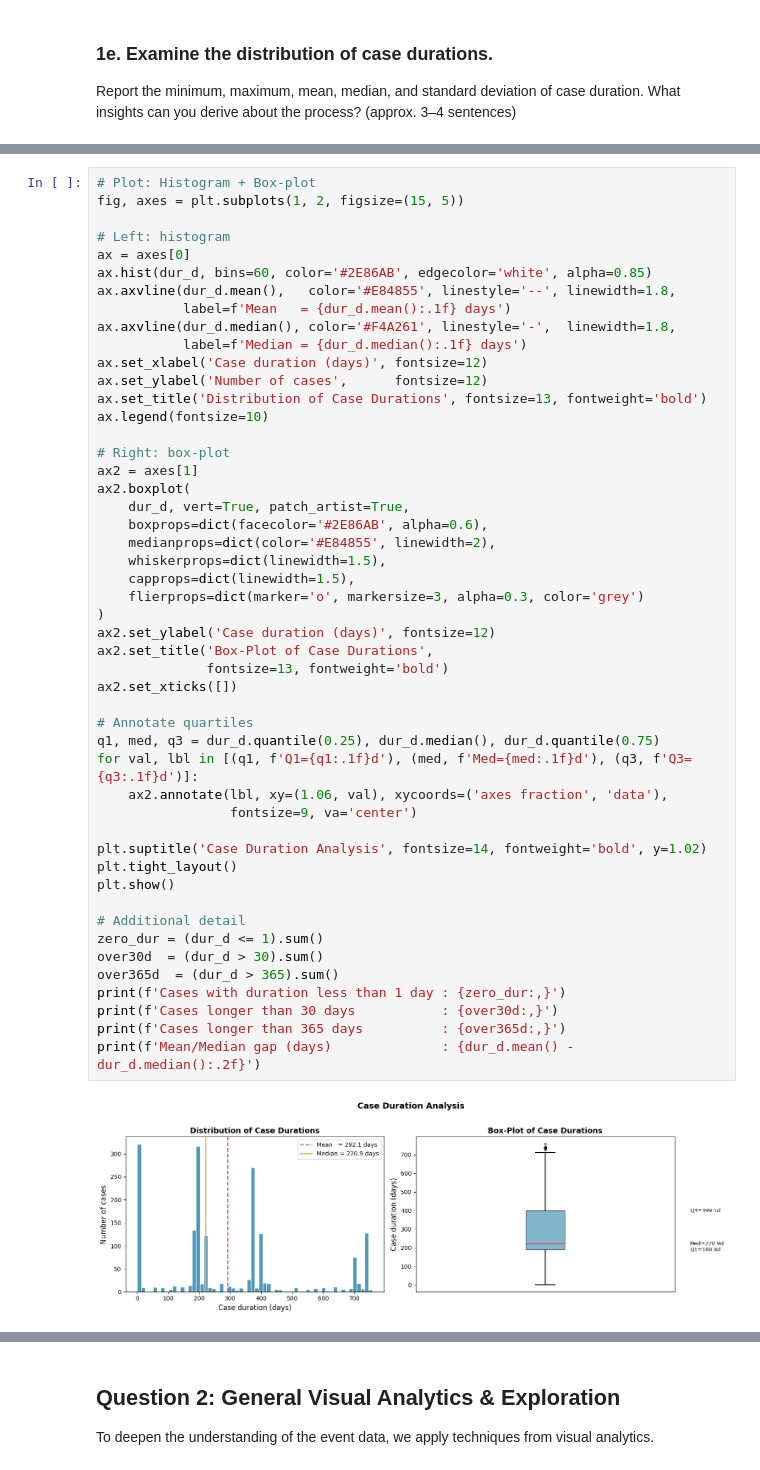
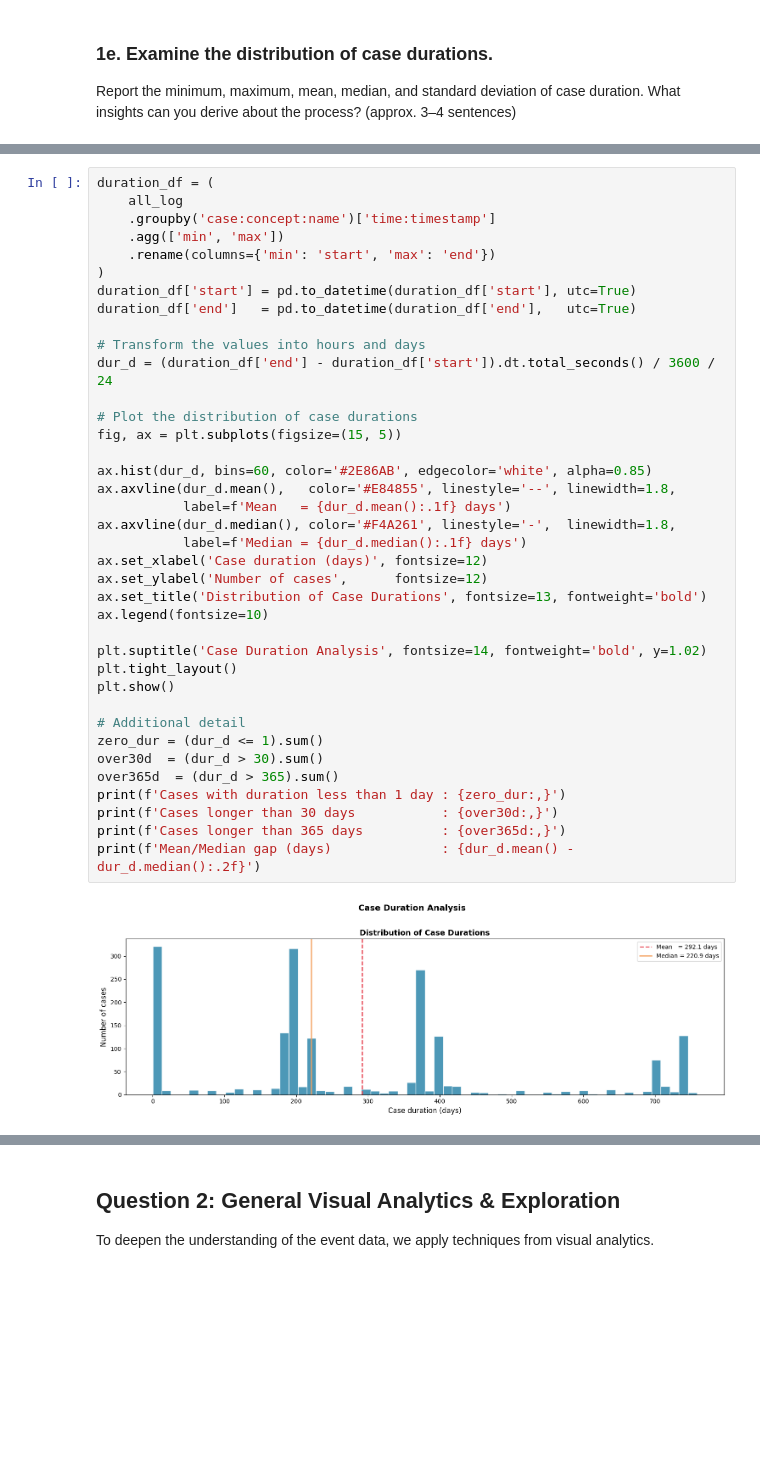
Before and after one commit to y2knz/apwmgroup1, a Jupyter notebook: group_1_notebook.ipynb, the cells around one changed output, grey strips where cells are left out. Drawn from its saved outputs; the diff is of its cells as text; blank space fills up the shorter version.

```diff
--- a/group_1_notebook.ipynb
+++ b/group_1_notebook.ipynb
@@ -359,55 +348,44 @@ print('=' * 55)
 =======================================================
 # %%
-# Plot: Histogram + Box-plot
-fig, axes = plt.subplots(1, 2, figsize=(15, 5))
+duration_df = (
+    all_log
+    .groupby('case:concept:name')['time:timestamp']
+    .agg(['min', 'max'])
+    .rename(columns={'min': 'start', 'max': 'end'})
+)
+duration_df['start'] = pd.to_datetime(duration_df['start'], utc=True)
+duration_df['end']   = pd.to_datetime(duration_df['end'],   utc=True)
 
-# Left: histogram
-ax = axes[0]
+# Transform the values into hours and days
+dur_d = (duration_df['end'] - duration_df['start']).dt.total_seconds() / 3600 / 24
+
+# Plot the distribution of case durations
+fig, ax = plt.subplots(figsize=(15, 5))
+
 ax.hist(dur_d, bins=60, color='#2E86AB', edgecolor='white', alpha=0.85)
 ax.axvline(dur_d.mean(),   color='#E84855', linestyle='--', linewidth=1.8,
            label=f'Mean   = {dur_d.mean():.1f} days')
 ax.axvline(dur_d.median(), color='#F4A261', linestyle='-',  linewidth=1.8,
            label=f'Median = {dur_d.median():.1f} days')
 ax.set_xlabel('Case duration (days)', fontsize=12)
 ax.set_ylabel('Number of cases',      fontsize=12)
 ax.set_title('Distribution of Case Durations', fontsize=13, fontweight='bold')
 ax.legend(fontsize=10)
-
-# Right: box-plot
-ax2 = axes[1]
-ax2.boxplot(
-    dur_d, vert=True, patch_artist=True,
-    boxprops=dict(facecolor='#2E86AB', alpha=0.6),
-    medianprops=dict(color='#E84855', linewidth=2),
-    whiskerprops=dict(linewidth=1.5),
-    capprops=dict(linewidth=1.5),
-    flierprops=dict(marker='o', markersize=3, alpha=0.3, color='grey')
-)
-ax2.set_ylabel('Case duration (days)', fontsize=12)
-ax2.set_title('Box-Plot of Case Durations',
-              fontsize=13, fontweight='bold')
-ax2.set_xticks([])
-
-# Annotate quartiles
-q1, med, q3 = dur_d.quantile(0.25), dur_d.median(), dur_d.quantile(0.75)
-for val, lbl in [(q1, f'Q1={q1:.1f}d'), (med, f'Med={med:.1f}d'), (q3, f'Q3={q3:.1f}d')]:
-    ax2.annotate(lbl, xy=(1.06, val), xycoords=('axes fraction', 'data'),
-                 fontsize=9, va='center')
 
 plt.suptitle('Case Duration Analysis', fontsize=14, fontweight='bold', y=1.02)
 plt.tight_layout()
 plt.show()
 
 # Additional detail
 zero_dur = (dur_d <= 1).sum()
 over30d  = (dur_d > 30).sum()
 over365d  = (dur_d > 365).sum()
 print(f'Cases with duration less than 1 day : {zero_dur:,}')
 print(f'Cases longer than 30 days           : {over30d:,}')
 print(f'Cases longer than 365 days          : {over365d:,}')
 print(f'Mean/Median gap (days)              : {dur_d.mean() - dur_d.median():.2f}')
 # %% [output]
-[figure, old version]
+[figure, new version]
 Cases with duration less than 1 day : 161
 Cases longer than 30 days           : 1,490
 Cases longer than 365 days          : 745
```
Also changed, not shown: parts of 63 cells of this notebook, 7 other files.
